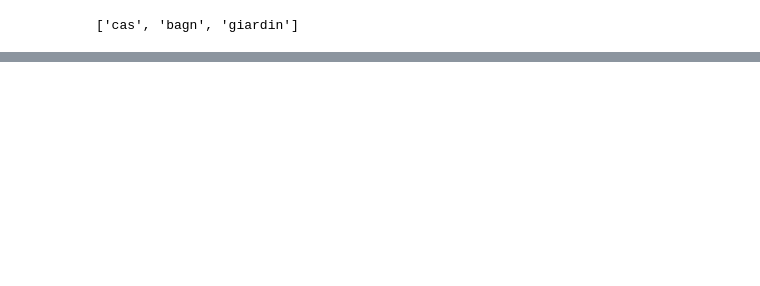
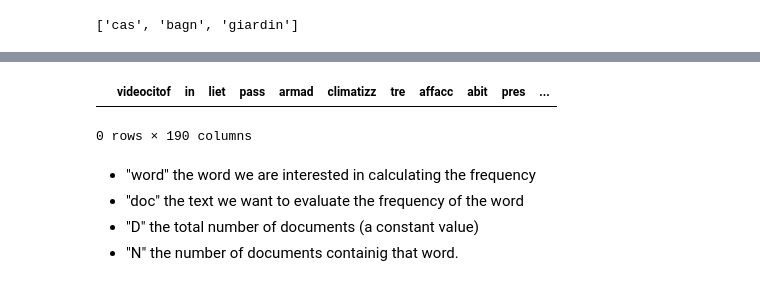
Before and after one commit to MariaLuisaCroci/HW4-ADM, a Jupyter notebook: HW4_27Nov.ipynb, the cells around one changed output, grey strips where cells are left out. Cells and saved outputs as stored; diff of their text form; code cells hidden in the pictures; blank space fills up the shorter version.

```diff
--- a/HW4_27Nov.ipynb
+++ b/HW4_27Nov.ipynb
@@ -243,14 +246,16 @@ True
 # %%
+nltk.download("stopwords")
 stopwords = stopwords.words('italian')
 st = nltk.stem.SnowballStemmer("italian")
 def clean(doc):
-
-    #tokenizer = RegexpTokenizer("[\w'\€]+")
-    tokenizer = RegexpTokenizer("\w+|\€[\d\:]+|\S+")
-
-    #we don't want to split the dollar $ from his price
+    tokenizer = RegexpTokenizer(r'\w+')
     doc = tokenizer.tokenize(doc) #tokenize the query for stop word and punctuation
-    doc = [t for t in doc if t not in stopwords] #remove stopword
+    doc = [t for t in doc if t not in stopwords and t.isalpha()] #remove stopword
     doc = [st.stem(word) for word in doc] #stemming
 
     return doc
+
+
+
+#tostem = ([x.lower() for x in text.split(' ') if x.lower() not in stopwords.words(languages[lan]) and x.isalpha()])
+#docdict[i] = [nltk.stem.SnowballStemmer(languages[lan]).stem(word) for word in tostem]
@@ -259,5 +268,6 @@ clean("casa con bagni e giardino")
 # %% [output]
 ['cas', 'bagn', 'giardin']
 # %%
+aa = []
 for i in descr:
-    print(clean(i))
+    aa += [clean(i[1])]
@@ -266,0 +294,3 @@ for i in descr:
+# %%
+
+cc = set([i for item in aa for i in item])
@@ -266,0 +315,7 @@ for i in descr:
+# %%
+tfidf = pd.DataFrame(columns = list(cc))
+# %%
+tfidf
+# %% [output]
+|  | videocitof | in | liet | pass | armad | climatizz | tre | affacc | abit | pres | ... |
+0 rows × 190 columns
@@ -266,0 +329,5 @@ for i in descr:
+# %% [markdown]
+- "word" the word we are interested in calculating the frequency
+- "doc" the text we want to evaluate the frequency of the word
+- "D" the total number of documents (a constant value)
+- "N" the number of documents containig that word.
```
Also changed, not shown: parts of 21 cells of this notebook.
